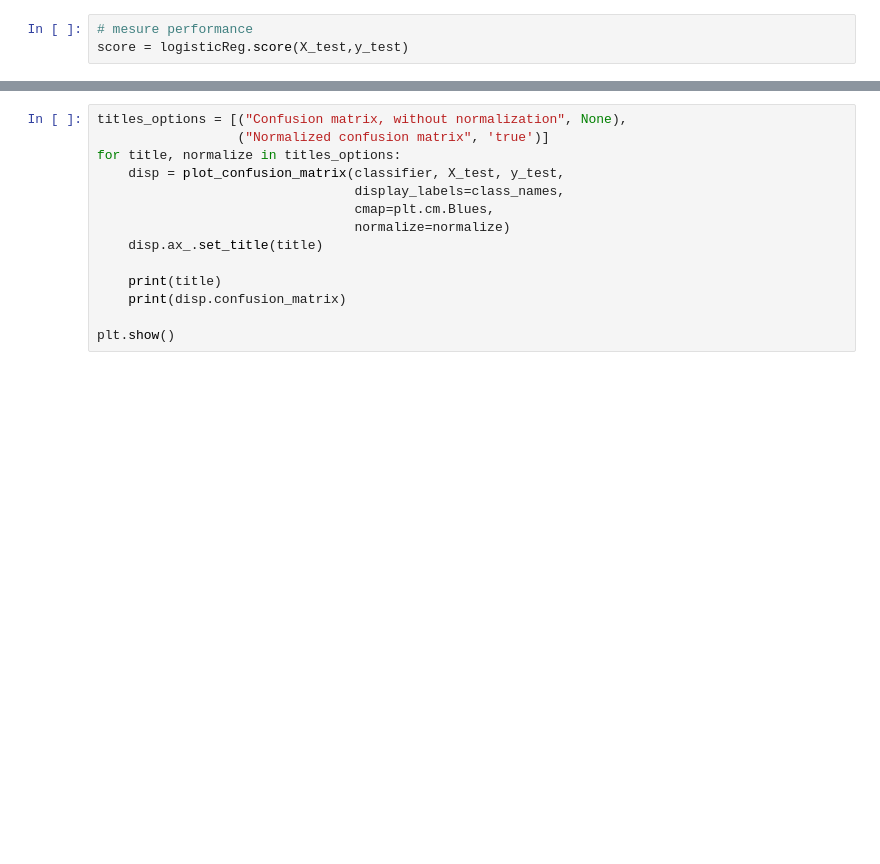
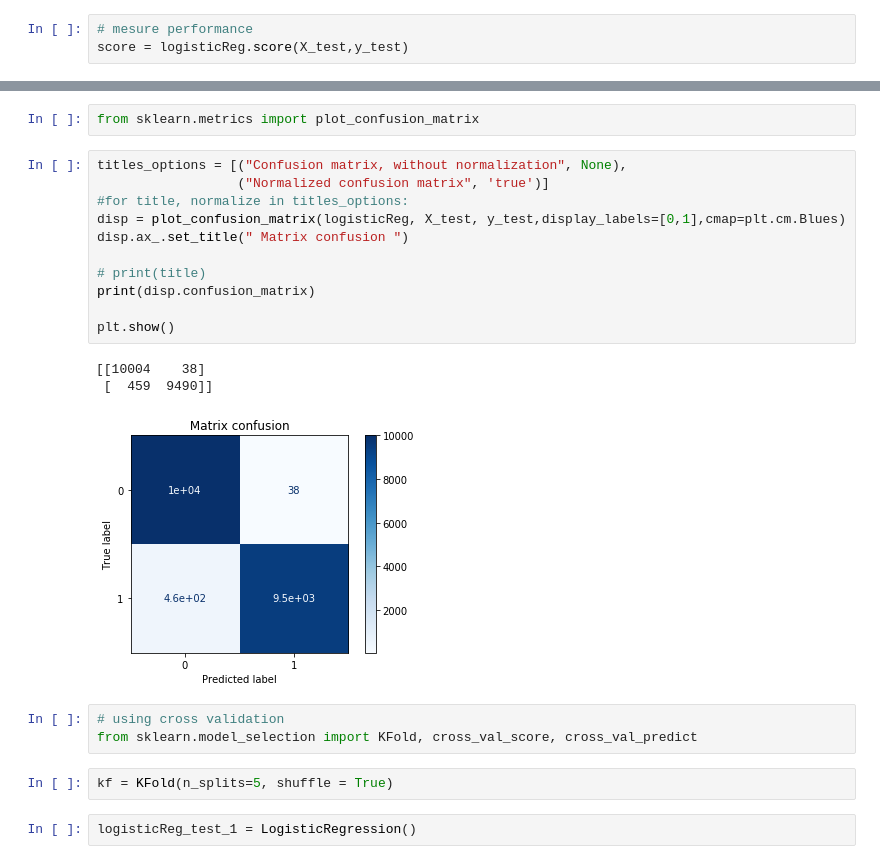
Before and after one commit to badr182/churn_telecom, a Jupyter notebook: how_to_apply_svd.ipynb, the cells around one changed output, grey strips where cells are left out. Drawn from its saved outputs; the diff is of its cells as text; blank space fills up the shorter version.

Commit message:
6 commit apply cross calidation using method from package model_selection

```diff
--- a/how_to_apply_svd.ipynb
+++ b/how_to_apply_svd.ipynb
@@ -412,14 +418,24 @@ SyntaxError: invalid syntax (<ipython-input-40-4cf4f10edf52>, line 1)
+# %%
+from sklearn.metrics import plot_confusion_matrix
 # %%
 titles_options = [("Confusion matrix, without normalization", None),
                   ("Normalized confusion matrix", 'true')]
-for title, normalize in titles_options:
-    disp = plot_confusion_matrix(classifier, X_test, y_test,
-                                 display_labels=class_names,
-                                 cmap=plt.cm.Blues,
-                                 normalize=normalize)
-    disp.ax_.set_title(title)
+#for title, normalize in titles_options:
+disp = plot_confusion_matrix(logisticReg, X_test, y_test,display_labels=[0,1],cmap=plt.cm.Blues)
+disp.ax_.set_title(" Matrix confusion ")
 
-    print(title)
-    print(disp.confusion_matrix)
+# print(title)
+print(disp.confusion_matrix)
 
 plt.show()
+# %% [output]
+[[10004    38]
+ [  459  9490]]
+[figure, added]
+# %%
+# using cross validation
+from sklearn.model_selection import KFold, cross_val_score, cross_val_predict
+# %%
+kf = KFold(n_splits=5, shuffle = True)
+# %%
+logisticReg_test_1 = LogisticRegression()
```
Also changed, not shown: parts of 15 cells of this notebook.
